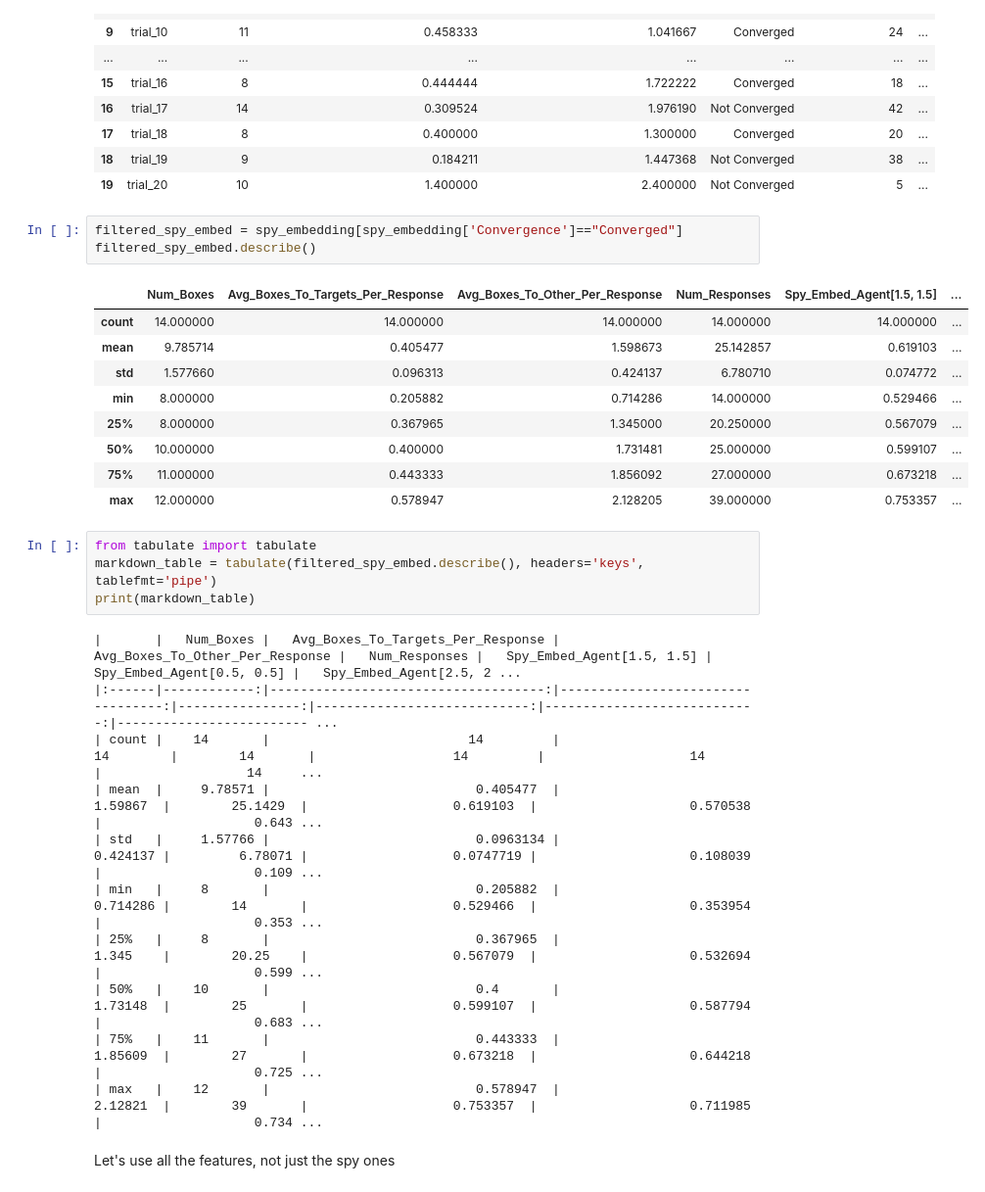
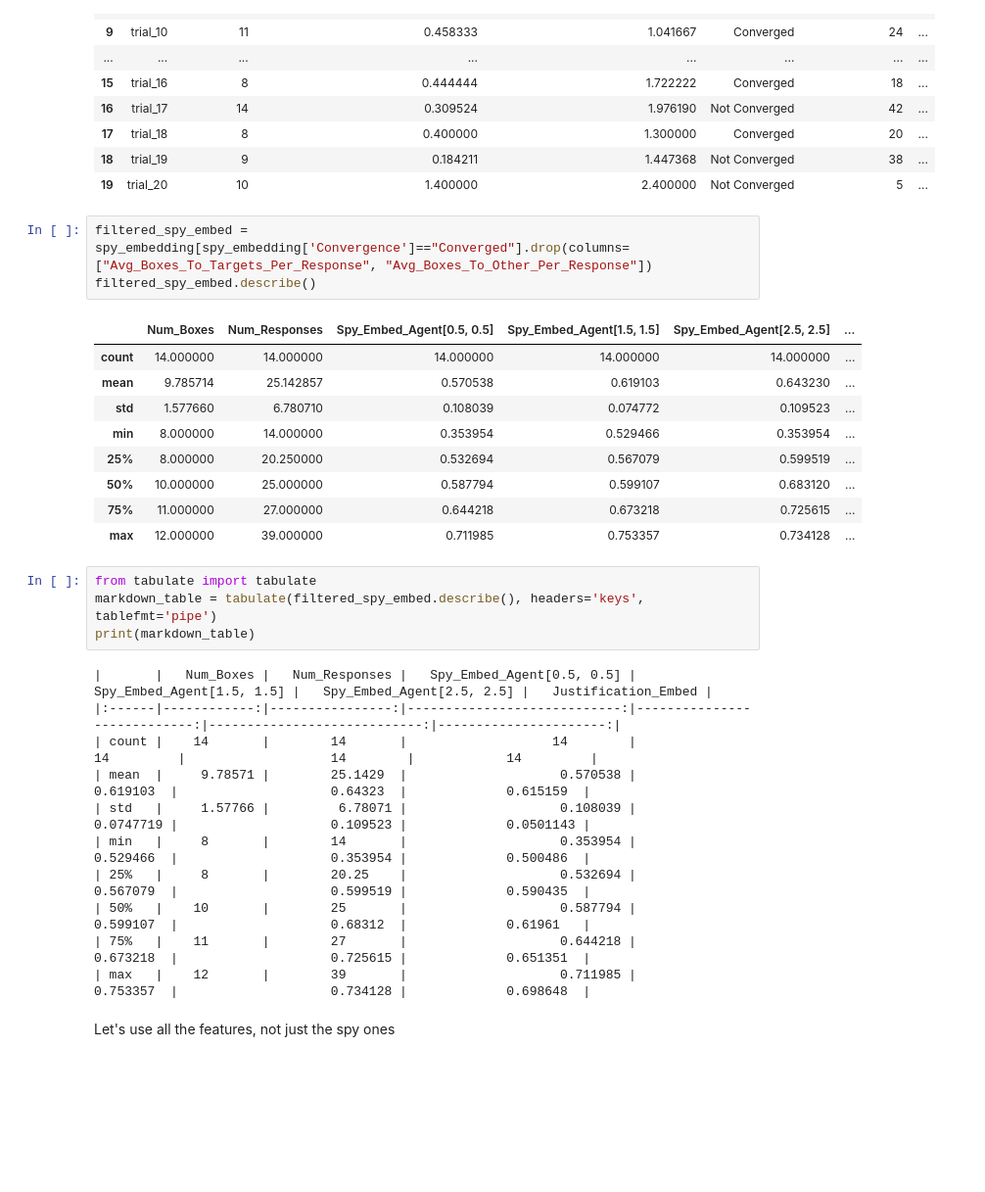
Before and after one commit to KevinBian107/RPLH, a Jupyter notebook: demos/notebooks/evaluation.ipynb, the cells around one changed output. Shown at 98% size. Saved outputs shown, nothing was run; the diff lists cells and outputs as text; blank space fills up the shorter version.

```diff
--- a/demos/notebooks/evaluation.ipynb
+++ b/demos/notebooks/evaluation.ipynb
@@ -276,33 +286,33 @@ spy_embedding
 | 18 | trial_19 | 9 | 0.184211 | 1.447368 | Not Converged | 38 | ... |
 | 19 | trial_20 | 10 | 1.400000 | 2.400000 | Not Converged | 5 | ... |
 # %%
-filtered_spy_embed = spy_embedding[spy_embedding['Convergence']=="Converged"]
+filtered_spy_embed = spy_embedding[spy_embedding['Convergence']=="Converged"].drop(columns=["Avg_Boxes_To_Targets_Per_Response", "Avg_Boxes_To_Other_Per_Response"])
 filtered_spy_embed.describe()
 # %% [output]
-|  | Num_Boxes | Avg_Boxes_To_Targets_Per_Response | Avg_Boxes_To_Other_Per_Response | Num_Responses | Spy_Embed_Agent[1.5, 1.5] | ... |
+|  | Num_Boxes | Num_Responses | Spy_Embed_Agent[0.5, 0.5] | Spy_Embed_Agent[1.5, 1.5] | Spy_Embed_Agent[2.5, 2.5] | ... |
 | count | 14.000000 | 14.000000 | 14.000000 | 14.000000 | 14.000000 | ... |
-| mean | 9.785714 | 0.405477 | 1.598673 | 25.142857 | 0.619103 | ... |
-| std | 1.577660 | 0.096313 | 0.424137 | 6.780710 | 0.074772 | ... |
-| min | 8.000000 | 0.205882 | 0.714286 | 14.000000 | 0.529466 | ... |
-| 25% | 8.000000 | 0.367965 | 1.345000 | 20.250000 | 0.567079 | ... |
-| 50% | 10.000000 | 0.400000 | 1.731481 | 25.000000 | 0.599107 | ... |
-| 75% | 11.000000 | 0.443333 | 1.856092 | 27.000000 | 0.673218 | ... |
-| max | 12.000000 | 0.578947 | 2.128205 | 39.000000 | 0.753357 | ... |
+| mean | 9.785714 | 25.142857 | 0.570538 | 0.619103 | 0.643230 | ... |
+| std | 1.577660 | 6.780710 | 0.108039 | 0.074772 | 0.109523 | ... |
+| min | 8.000000 | 14.000000 | 0.353954 | 0.529466 | 0.353954 | ... |
+| 25% | 8.000000 | 20.250000 | 0.532694 | 0.567079 | 0.599519 | ... |
+| 50% | 10.000000 | 25.000000 | 0.587794 | 0.599107 | 0.683120 | ... |
+| 75% | 11.000000 | 27.000000 | 0.644218 | 0.673218 | 0.725615 | ... |
+| max | 12.000000 | 39.000000 | 0.711985 | 0.753357 | 0.734128 | ... |
 # %%
 from tabulate import tabulate
 markdown_table = tabulate(filtered_spy_embed.describe(), headers='keys', tablefmt='pipe')
 print(markdown_table)
 # %% [output]
-|       |   Num_Boxes |   Avg_Boxes_To_Targets_Per_Response |   Avg_Boxes_To_Other_Per_Response |   Num_Responses |   Spy_Embed_Agent[1.5, 1.5] |   Spy_Embed_Agent[0.5, 0.5] |   Spy_Embed_Agent[2.5, 2 ...
-|:------|------------:|------------------------------------:|----------------------------------:|----------------:|----------------------------:|----------------------------:|------------------------- ...
-| count |    14       |                          14         |                         14        |        14       |                  14         |                   14        |                   14     ...
-| mean  |     9.78571 |                           0.405477  |                          1.59867  |        25.1429  |                   0.619103  |                    0.570538 |                    0.643 ...
-| std   |     1.57766 |                           0.0963134 |                          0.424137 |         6.78071 |                   0.0747719 |                    0.108039 |                    0.109 ...
-| min   |     8       |                           0.205882  |                          0.714286 |        14       |                   0.529466  |                    0.353954 |                    0.353 ...
-| 25%   |     8       |                           0.367965  |                          1.345    |        20.25    |                   0.567079  |                    0.532694 |                    0.599 ...
-| 50%   |    10       |                           0.4       |                          1.73148  |        25       |                   0.599107  |                    0.587794 |                    0.683 ...
-| 75%   |    11       |                           0.443333  |                          1.85609  |        27       |                   0.673218  |                    0.644218 |                    0.725 ...
-| max   |    12       |                           0.578947  |                          2.12821  |        39       |                   0.753357  |                    0.711985 |                    0.734 ...
+|       |   Num_Boxes |   Num_Responses |   Spy_Embed_Agent[0.5, 0.5] |   Spy_Embed_Agent[1.5, 1.5] |   Spy_Embed_Agent[2.5, 2.5] |   Justification_Embed |
+|:------|------------:|----------------:|----------------------------:|----------------------------:|----------------------------:|----------------------:|
+| count |    14       |        14       |                   14        |                  14         |                   14        |            14         |
+| mean  |     9.78571 |        25.1429  |                    0.570538 |                   0.619103  |                    0.64323  |             0.615159  |
+| std   |     1.57766 |         6.78071 |                    0.108039 |                   0.0747719 |                    0.109523 |             0.0501143 |
+| min   |     8       |        14       |                    0.353954 |                   0.529466  |                    0.353954 |             0.500486  |
+| 25%   |     8       |        20.25    |                    0.532694 |                   0.567079  |                    0.599519 |             0.590435  |
+| 50%   |    10       |        25       |                    0.587794 |                   0.599107  |                    0.68312  |             0.61961   |
+| 75%   |    11       |        27       |                    0.644218 |                   0.673218  |                    0.725615 |             0.651351  |
+| max   |    12       |        39       |                    0.711985 |                   0.753357  |                    0.734128 |             0.698648  |
 # %% [markdown]
 Let's use all the features, not just the spy ones
 # %%
```
Also changed, not shown: parts of 18 cells of this notebook, 2 other files.
